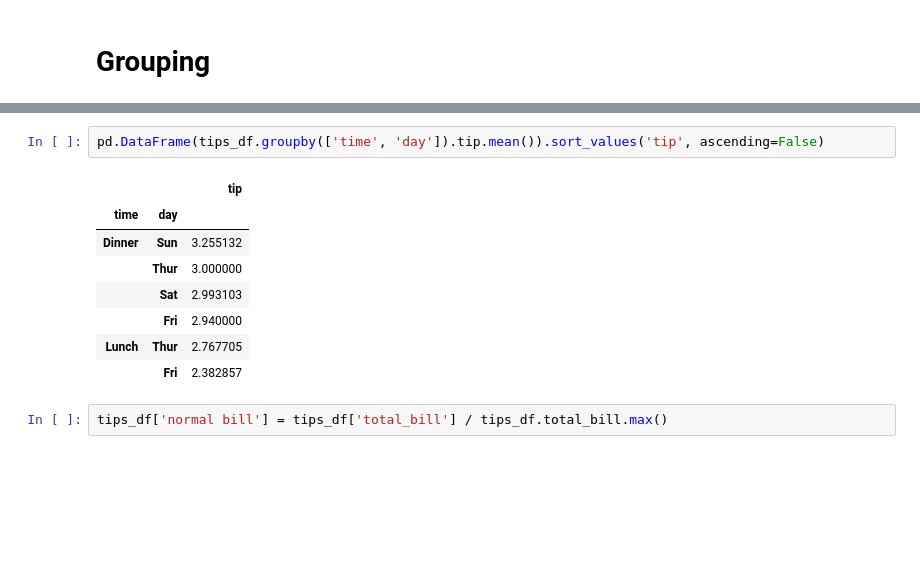
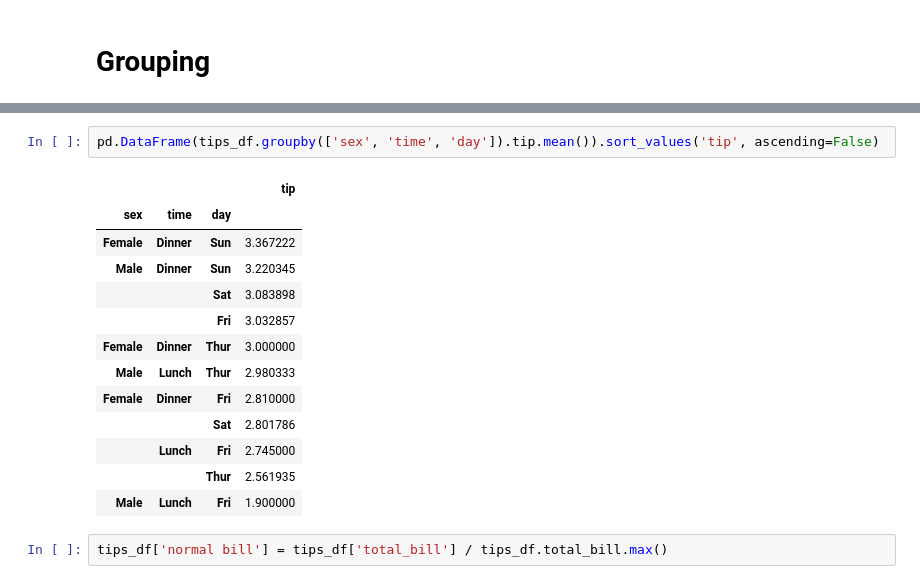
Before and after one commit to MapsaBootCamp/MachineLearning1, a Jupyter notebook: ML_Libraries/datascience_lib.ipynb, the cells around one changed output, grey strips where cells are left out. Drawn from its saved outputs; the diff is of its cells as text; blank space fills up the shorter version.

```diff
--- a/ML_Libraries/datascience_lib.ipynb
+++ b/ML_Libraries/datascience_lib.ipynb
@@ -813,14 +989,19 @@ tips_df.groupby('sex').mean()
 # %%
-pd.DataFrame(tips_df.groupby(['time', 'day']).tip.mean()).sort_values('tip', ascending=False)
+pd.DataFrame(tips_df.groupby(['sex', 'time', 'day']).tip.mean()).sort_values('tip', ascending=False)
 # %% [output]
-|  |  | tip |
-| time | day |  |
-| Dinner | Sun | 3.255132 |
-|  | Thur | 3.000000 |
-|  | Sat | 2.993103 |
-|  | Fri | 2.940000 |
-| Lunch | Thur | 2.767705 |
-|  | Fri | 2.382857 |
+|  |  |  | tip |
+| sex | time | day |  |
+| Female | Dinner | Sun | 3.367222 |
+| Male | Dinner | Sun | 3.220345 |
+|  |  | Sat | 3.083898 |
+|  |  | Fri | 3.032857 |
+| Female | Dinner | Thur | 3.000000 |
+| Male | Lunch | Thur | 2.980333 |
+| Female | Dinner | Fri | 2.810000 |
+|  |  | Sat | 2.801786 |
+|  | Lunch | Fri | 2.745000 |
+|  |  | Thur | 2.561935 |
+| Male | Lunch | Fri | 1.900000 |
 # %%
 tips_df['normal bill'] = tips_df['total_bill'] / tips_df.total_bill.max()
 # %%
```
Also changed, not shown: parts of 46 cells of this notebook.
